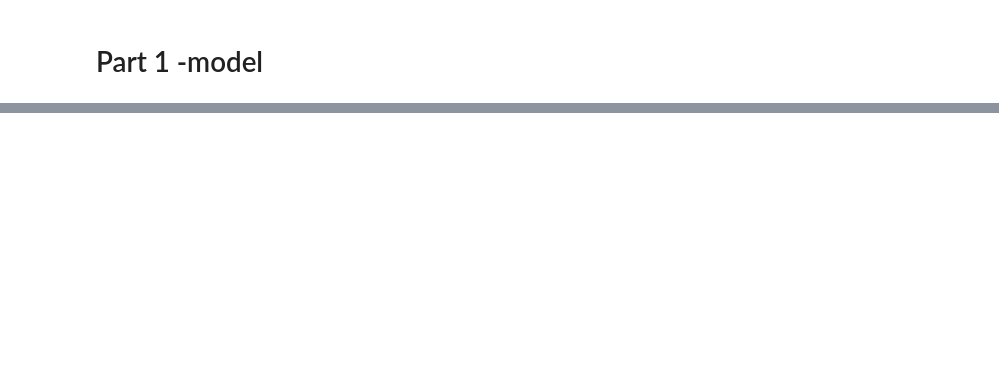
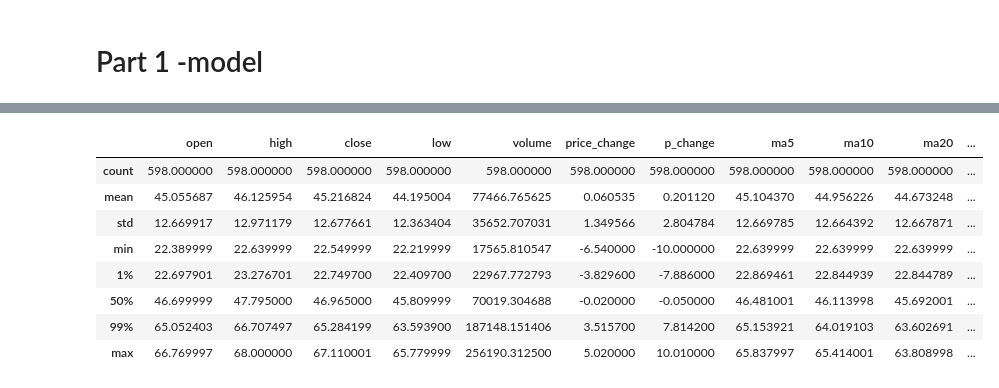
Before and after one commit to sharyxue/Stcok-Price-Prediction-With-Python, a Jupyter notebook: LSTM-RNN.ipynb, the cells around one changed output, grey strips where cells are left out. Saved outputs shown, nothing was run; the diff lists cells and outputs as text; code cells hidden in the pictures; blank space fills up the shorter version.

```diff
--- a/LSTM-RNN.ipynb
+++ b/LSTM-RNN.ipynb
@@ -85,0 +110,5 @@ getdata('sh')
+# %%
+for arr in df.columns:
+    if df[arr].dtype=='float64':
+        df[arr]=df[arr].astype('float32')
+df.shape
@@ -85,0 +117,8 @@ getdata('sh')
+# %%
+df['name']='山西汾酒'
+# df['name']=df['name'].astype('category')
+# %%
+df['time']=df.index
+df['time']=pd.to_datetime(df['time'],format='%Y-%m-%d')
+# %%
+df.time=df.time.dt.date
@@ -85,0 +148,12 @@ getdata('sh')
+# %%
+df.describe(percentiles=[0.01, 0.99])
+# %% [output]
+|  | open | high | close | low | volume | price_change | p_change | ma5 | ma10 | ma20 | ... |
+| count | 598.000000 | 598.000000 | 598.000000 | 598.000000 | 598.000000 | 598.000000 | 598.000000 | 598.000000 | 598.000000 | 598.000000 | ... |
+| mean | 45.055687 | 46.125954 | 45.216824 | 44.195004 | 77466.765625 | 0.060535 | 0.201120 | 45.104370 | 44.956226 | 44.673248 | ... |
+| std | 12.669917 | 12.971179 | 12.677661 | 12.363404 | 35652.707031 | 1.349566 | 2.804784 | 12.669785 | 12.664392 | 12.667871 | ... |
+| min | 22.389999 | 22.639999 | 22.549999 | 22.219999 | 17565.810547 | -6.540000 | -10.000000 | 22.639999 | 22.639999 | 22.639999 | ... |
+| 1% | 22.697901 | 23.276701 | 22.749700 | 22.409700 | 22967.772793 | -3.829600 | -7.886000 | 22.869461 | 22.844939 | 22.844789 | ... |
+| 50% | 46.699999 | 47.795000 | 46.965000 | 45.809999 | 70019.304688 | -0.020000 | -0.050000 | 46.481001 | 46.113998 | 45.692001 | ... |
+| 99% | 65.052403 | 66.707497 | 65.284199 | 63.593900 | 187148.151406 | 3.515700 | 7.814200 | 65.153921 | 64.019103 | 63.602691 | ... |
+| max | 66.769997 | 68.000000 | 67.110001 | 65.779999 | 256190.312500 | 5.020000 | 10.010000 | 65.837997 | 65.414001 | 63.808998 | ... |
```
Also changed, not shown: parts of 6 cells of this notebook, 8 other files.
